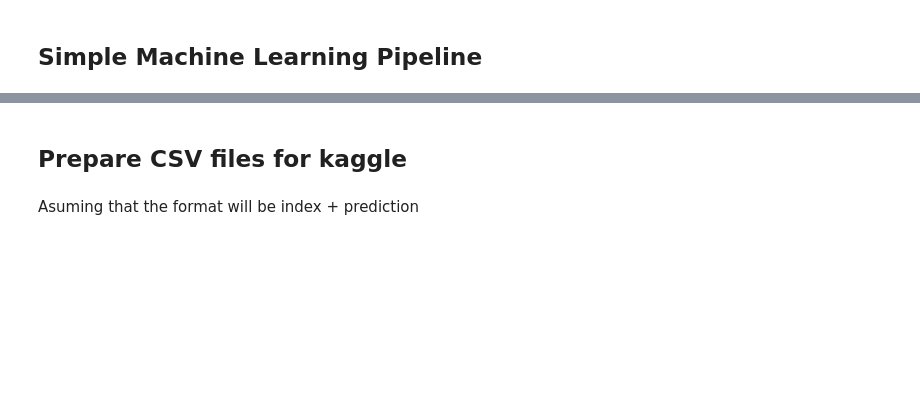
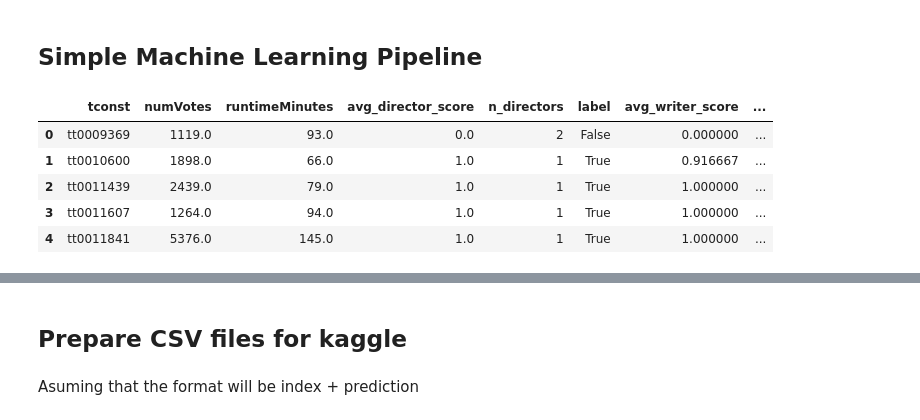
Before and after one commit to 8toz/BigDataProject_IMDB, a Jupyter notebook: imdb.ipynb, the cells around one changed output, grey strips where cells are left out. Cells and saved outputs as stored; diff of their text form; code cells hidden in the pictures; blank space fills up the shorter version.

```diff
--- a/imdb.ipynb
+++ b/imdb.ipynb
@@ -104,4 +122,13 @@ Name: count, Length: 15248, dtype: int64
 # TODO add writters and directors as categorical features to the data, for instance movie tt0401711 will have 29 ones and 15247 zeros
 # %%
 # TODO do the same with directors
+# %%
+train.head()
+# %% [output]
+|  | tconst | numVotes | runtimeMinutes | avg_director_score | n_directors | label | avg_writer_score | ... |
+| 0 | tt0009369 | 1119.0 | 93.0 | 0.0 | 2 | False | 0.000000 | ... |
+| 1 | tt0010600 | 1898.0 | 66.0 | 1.0 | 1 | True | 0.916667 | ... |
+| 2 | tt0011439 | 2439.0 | 79.0 | 1.0 | 1 | True | 1.000000 | ... |
+| 3 | tt0011607 | 1264.0 | 94.0 | 1.0 | 1 | True | 1.000000 | ... |
+| 4 | tt0011841 | 5376.0 | 145.0 | 1.0 | 1 | True | 1.000000 | ... |
 # %%
```
Also changed, not shown: parts of 17 cells of this notebook, 2 other files.
